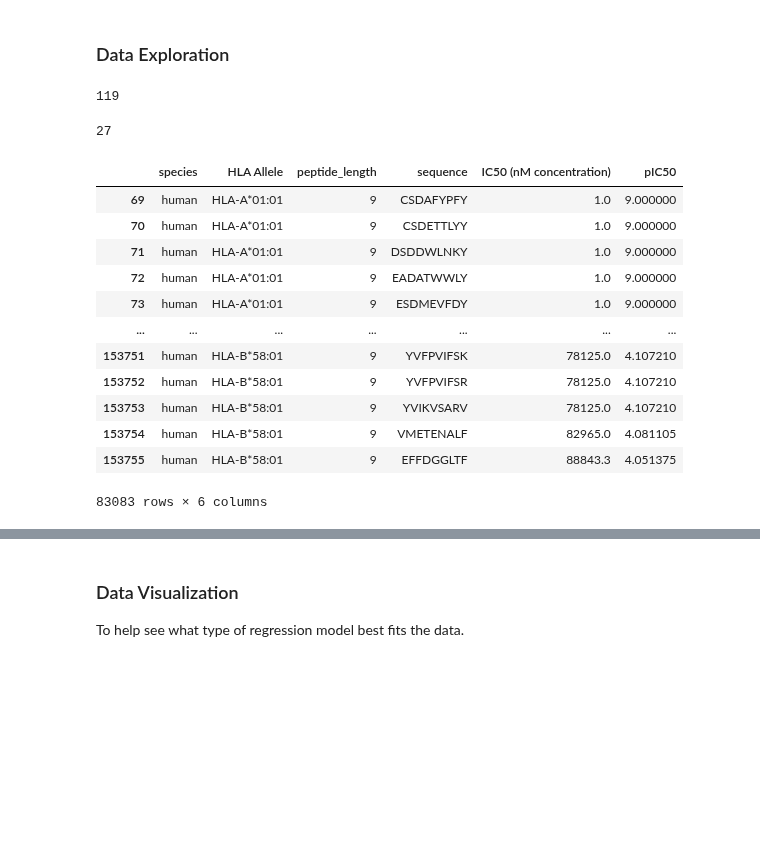
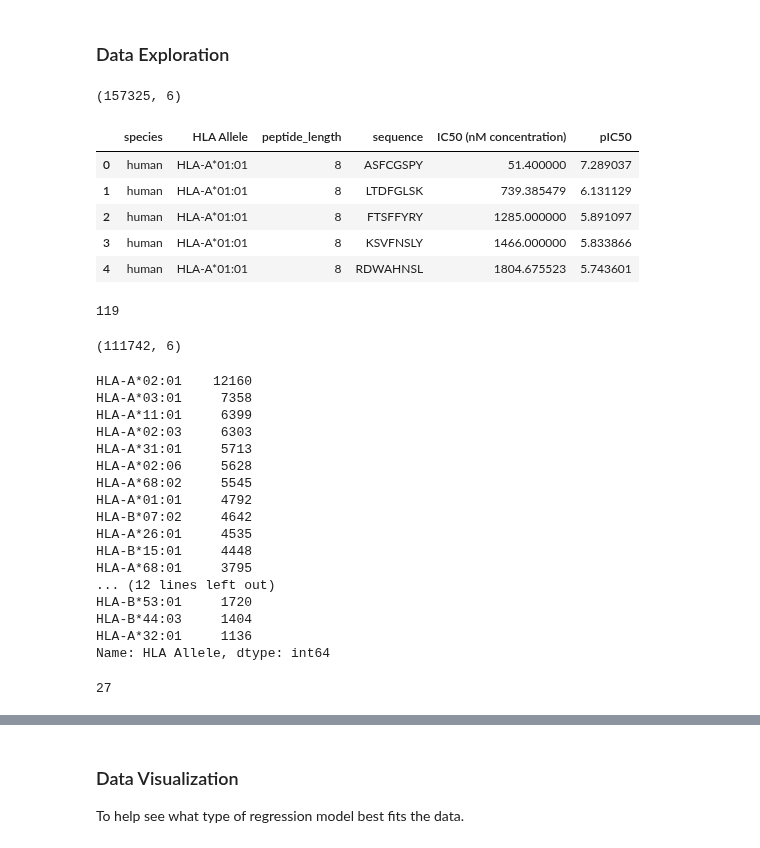
Before and after one commit to ryanquinnnelson/CMU-02718-HW5, a Jupyter notebook: 02_518_02_718_HW_5_ryann.ipynb, the cells around one changed output, grey strips where cells are left out. Cells and saved outputs as stored; diff of their text form; code cells hidden in the pictures; blank space fills up the shorter version.

```diff
--- a/02_518_02_718_HW_5_ryann.ipynb
+++ b/02_518_02_718_HW_5_ryann.ipynb
@@ -24,3 +28,17 @@ len(class_i_list)
 # %% [markdown]
 ### Data Exploration
+# %%
+# read in data
+PATH_TO_MHC1_DATA = 'data/MHCI_Binding_Data.csv'
+MHC1_df = pd.read_csv(PATH_TO_MHC1_DATA)
+print(MHC1_df.shape)
+MHC1_df.head()
+# %% [output]
+(157325, 6)
+|  | species | HLA Allele | peptide_length | sequence | IC50 (nM concentration) | pIC50 |
+| 0 | human | HLA-A*01:01 | 8 | ASFCGSPY | 51.400000 | 7.289037 |
+| 1 | human | HLA-A*01:01 | 8 | LTDFGLSK | 739.385479 | 6.131129 |
+| 2 | human | HLA-A*01:01 | 8 | FTSFFYRY | 1285.000000 | 5.891097 |
+| 3 | human | HLA-A*01:01 | 8 | KSVFNSLY | 1466.000000 | 5.833866 |
+| 4 | human | HLA-A*01:01 | 8 | RDWAHNSL | 1804.675523 | 5.743601 |
 # %%
@@ -36,27 +49,32 @@ len(alleles_s)
 # %%
 # filter out records which are not for the 27 listed alleles
 MHC1_filtered_df = MHC1_df[MHC1_df['HLA Allele'].isin(class_i_list)]
+print(MHC1_filtered_df.shape)
 
-# # filter out records which don't have a length of 9 or 10
-MHC1_filtered_df = MHC1_filtered_df[MHC1_filtered_df['peptide_length']==9] #.between(9,10)
-# MHC1_filtered_df = MHC1_filtered_df[MHC1_filtered_df['peptide_length'].between(9,10)]
-
-print(len(MHC1_filtered_df['HLA Allele'].unique()))
-
-MHC1_filtered_df
+# check how much data we have per allele
+MHC1_filtered_df['HLA Allele'].value_counts()
 # %% [output]
-27
+(111742, 6)
-|  | species | HLA Allele | peptide_length | sequence | IC50 (nM concentration) | pIC50 |
-| 69 | human | HLA-A*01:01 | 9 | CSDAFYPFY | 1.0 | 9.000000 |
-| 70 | human | HLA-A*01:01 | 9 | CSDETTLYY | 1.0 | 9.000000 |
-| 71 | human | HLA-A*01:01 | 9 | DSDDWLNKY | 1.0 | 9.000000 |
-| 72 | human | HLA-A*01:01 | 9 | EADATWWLY | 1.0 | 9.000000 |
-| 73 | human | HLA-A*01:01 | 9 | ESDMEVFDY | 1.0 | 9.000000 |
-| ... | ... | ... | ... | ... | ... | ... |
-| 153751 | human | HLA-B*58:01 | 9 | YVFPVIFSK | 78125.0 | 4.107210 |
-| 153752 | human | HLA-B*58:01 | 9 | YVFPVIFSR | 78125.0 | 4.107210 |
-| 153753 | human | HLA-B*58:01 | 9 | YVIKVSARV | 78125.0 | 4.107210 |
-| 153754 | human | HLA-B*58:01 | 9 | VMETENALF | 82965.0 | 4.081105 |
-| 153755 | human | HLA-B*58:01 | 9 | EFFDGGLTF | 88843.3 | 4.051375 |
-83083 rows × 6 columns
+HLA-A*02:01    12160
+HLA-A*03:01     7358
+HLA-A*11:01     6399
+HLA-A*02:03     6303
+HLA-A*31:01     5713
+HLA-A*02:06     5628
+HLA-A*68:02     5545
+HLA-A*01:01     4792
+HLA-B*07:02     4642
+HLA-A*26:01     4535
+HLA-B*15:01     4448
+HLA-A*68:01     3795
+... (12 lines left out)
+HLA-B*53:01     1720
+HLA-B*44:03     1404
+HLA-A*32:01     1136
+Name: HLA Allele, dtype: int64
+# %%
+# determine if any of the 27 alleles are not represented
+print(len(MHC1_filtered_df['HLA Allele'].value_counts()))
+# %% [output]
+27
 # %%
```
Also changed, not shown: parts of 36 cells of this notebook.
